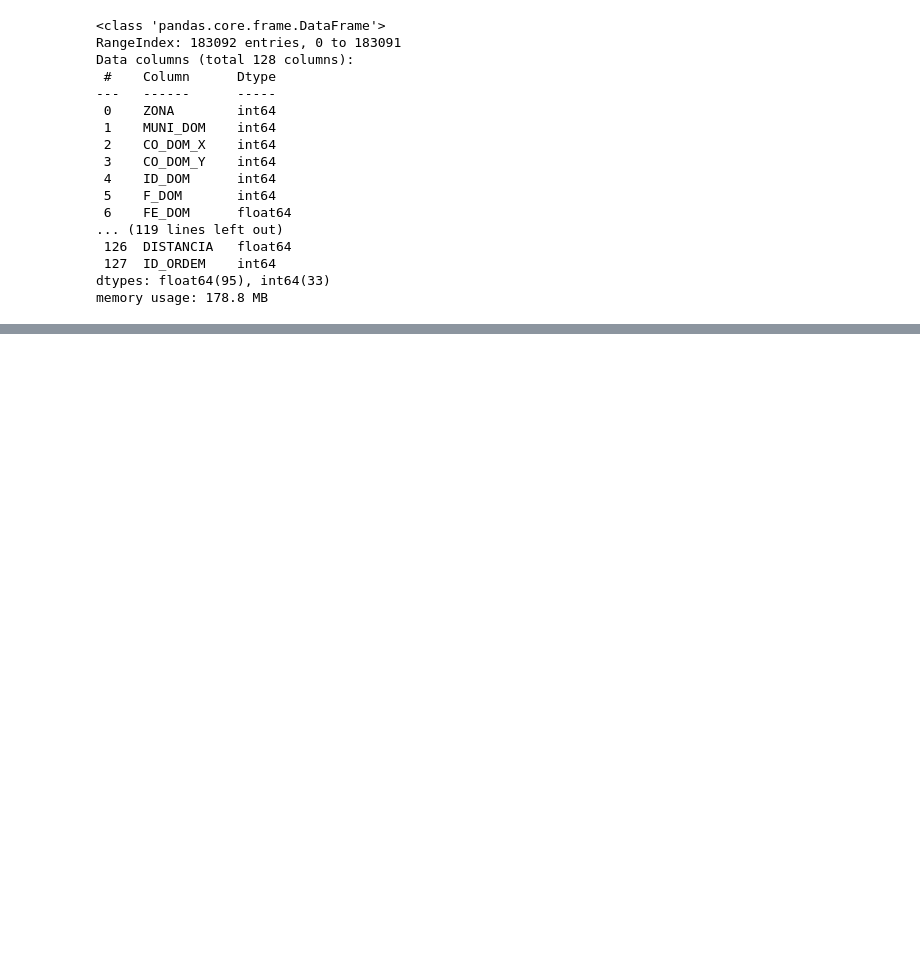
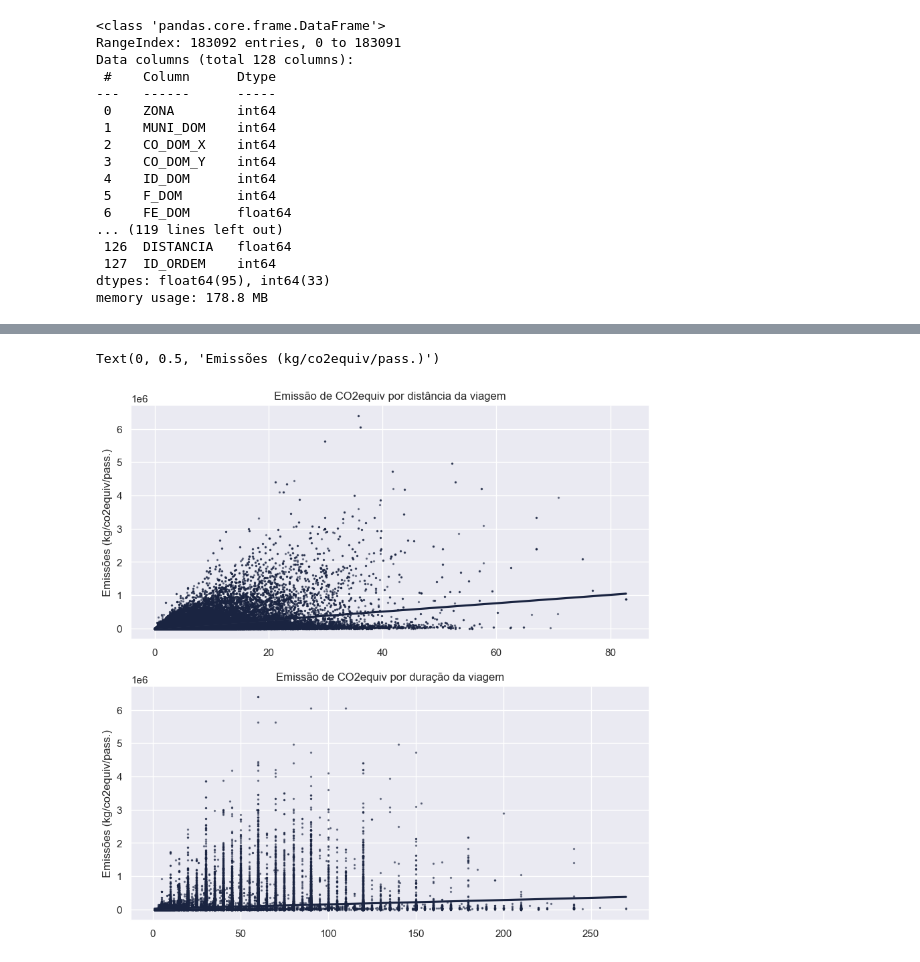
Before and after one commit to LissesCastro/Mobilidade-e-CO2, a Jupyter notebook: analise.ipynb, the cells around one changed output, grey strips where cells are left out. Cells and saved outputs as stored; diff of their text form; code cells hidden in the pictures; blank space fills up the shorter version.

```diff
--- a/analise.ipynb
+++ b/analise.ipynb
@@ -87,4 +99,8 @@ memory usage: 178.8 MB
 # %%
+#REMOVENDO COLUNAS DE IDENTIFICAÇÃO E COM MUITOS VALORES NULOS. TRANSFORMANDO COLUNAS NUMÉRICAS EM CATEGORIAS.
+
+target = 'total_emissoes_kg_co2_pass'
+
 colunas_removidas = ['ID_DOM', 'F_DOM', 'DOM', 'CD_ENTRE', 'DATA', 'AGUA', 'RUA_PAVI', 'ID_FAM', 'F_FAM', 'QT_BANHO', 'QT_EMPRE',
                      'QT_MICRO', 'QT_LAVALOU', 'QT_GEL1', 'QT_GEL2', 'QT_FREEZ', 'QT_MLAVA', 'QT_DVD', 'QT_MICROON', 'QT_SECAROU',
                      'NAO_DCL_IT', 'PONTO_BR', 'CD_RENFA', 'ID_PESS', 'F_PESS', 'PESSOA', 'MUNIESC', 'VINC1', 'VINC2',
@@ -95,5 +111,9 @@ colunas_categoricas = ['ZONA', 'MUNI_DOM', 'TIPO_DOM', 'CONDMORA', 'CRITERIOBR',
                        'SETOR1', 'MUNITRA1', 'MUNITRA2', 'TRAB2_RE', 'TRABEXT2', 'OCUP2', 'SETOR2', 'ZONA_O', 'MUNI_O', 'ZONA_D', 'MUNI_D', 'ZONA_T1', 'MUNI_T1', 'ZONA_T2', 'MUNI_T2', 'ZONA_T3',
                        'MUNI_T3', 'MOTIVO_O', 'MOTIVO_D', 'MOT_SRES', 'SERVIR_O', 'SERVIR_D', 'MODO1', 'MODO2', 'MODO3', 'MODO4', 'MODOPRIN', 'TIPVG', 'PE_BICI']
 
+col_nulos = ['ANO_AUTO2', 'ANO_AUTO3', 'ZONA_ESC', 'CO_ESC_X', 'CO_ESC_Y', 'TIPO_ESC', 'ZONATRA2', 'MUNITRA2', 'CO_TR2_X', 'CO_TR2_Y', 'TRAB2_RE', 'TRABEXT2', 'OCUP2', 'SETOR2',
+             'ZONA_T1', 'MUNI_T1', 'CO_T1_X', 'CO_T1_Y', 'ZONA_T2', 'MUNI_T2', 'CO_T2_X', 'CO_T2_Y', 'ZONA_T3', 'MUNI_T3', 'CO_T3_X', 'CO_T3_Y', 'MODO2', 'MODO3', 'MODO4', 'PE_BICI']
+
 df = base.drop(colunas_removidas, axis=1)
 df[colunas_categoricas] = df[colunas_categoricas].astype('category');
+df = df.drop(col_nulos, axis=1)
@@ -159,0 +179,15 @@ ax.set_ylim(0,4000)
+# %%
+fig, axs = plt.subplots(2, 1, figsize=(10, 10))
+sns.regplot(x=df['DISTANCIA']/1000, y=df[target], ax=axs[0], scatter_kws={'s': 2,  'alpha': 0.5})
+sns.regplot(x='DURACAO', y=target, data=df, ax=axs[1], scatter_kws={'s': 2,  'alpha': 0.5})
+
+axs[0].set_title('Emissão de CO2equiv por distância da viagem')
+axs[1].set_title('Emissão de CO2equiv por duração da viagem')
+
+axs[0].set_xlabel('')
+axs[1].set_xlabel('')
+axs[0].set_ylabel('Emissões (kg/co2equiv/pass.)')
+axs[1].set_ylabel('Emissões (kg/co2equiv/pass.)')
+# %% [output]
+Text(0, 0.5, 'Emissões (kg/co2equiv/pass.)')
+[figure, added]
```
Also changed, not shown: parts of 15 cells of this notebook.
